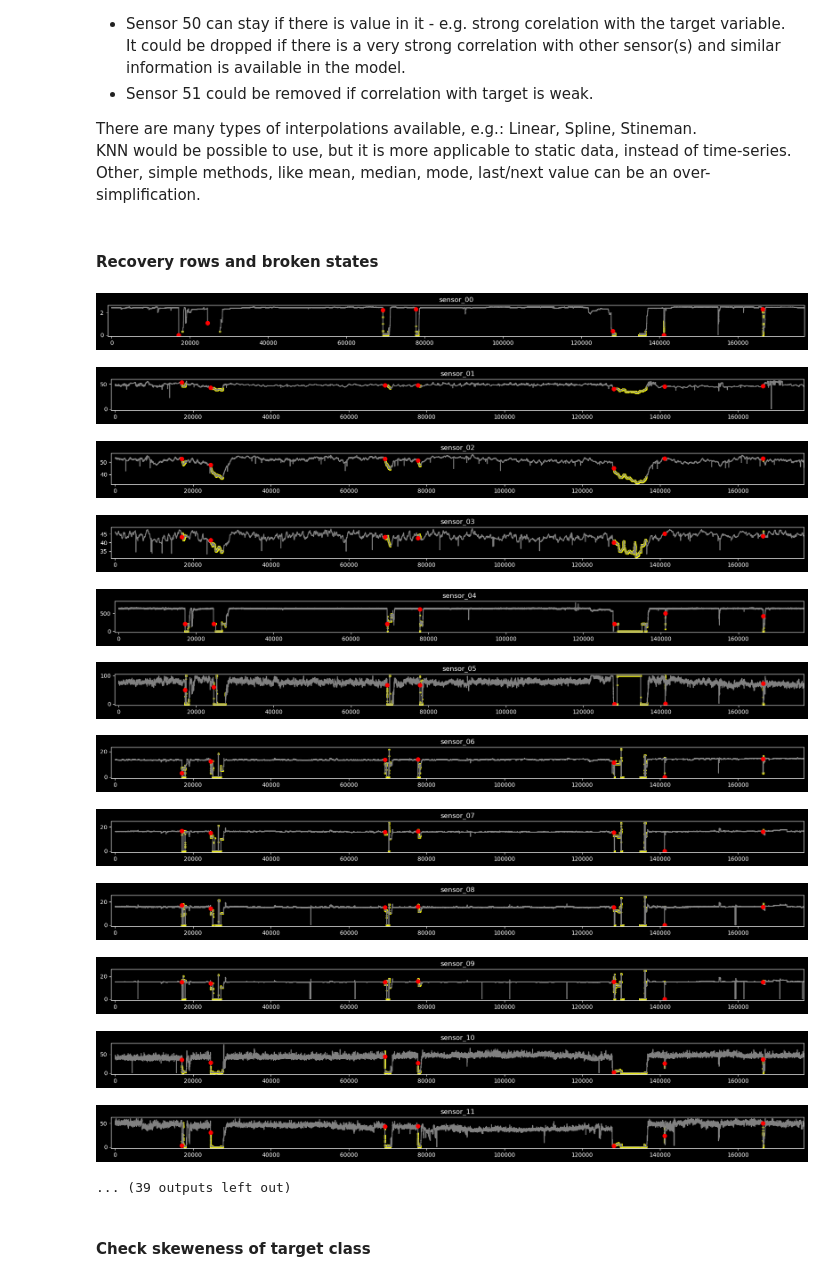
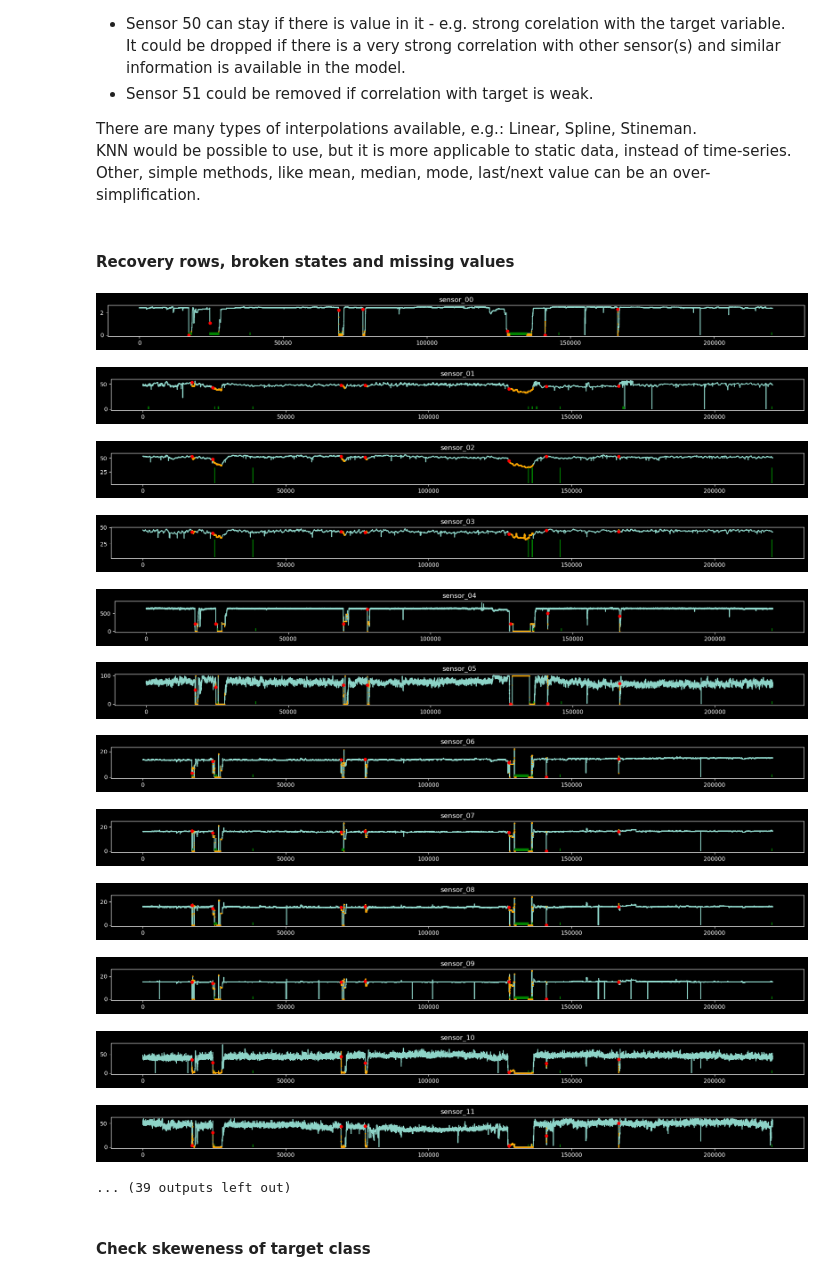
Before and after one commit to piotr-druzdzel/LSTM-for-Time-Series-Sensor-Data, a Jupyter notebook: main.ipynb, the cells around one changed output. Cells and saved outputs as stored; diff of their text form; code cells hidden in the pictures.

Commit message:
recovery mode, broken state and missing data plot

```diff
--- a/main.ipynb
+++ b/main.ipynb
@@ -141,35 +141,37 @@ There are many types of interpolations available, e.g.: Linear, Spline, Stineman
 KNN would be possible to use, but it is more applicable to static data, instead of time-series. <br>
 Other, simple methods, like mean, median, mode, last/next value can be an over-simplification.
 # %% [markdown]
-#### Recovery rows and broken states
+#### Recovery rows, broken states and missing values
 # %%
 sensors = df.drop('machine_status', axis=1)
-broken_rows = df[df['machine_status']=='BROKEN']
-recovery_rows = df[df['machine_status']=='RECOVERING']
-normal_rows = df[df['machine_status']=='NORMAL']
-machine_status_col = df['machine_status']
+
+broken = df[df['machine_status']=='BROKEN']
+recovery = df[df['machine_status']=='RECOVERING']
+missing = df[df.isnull().any(axis=1)]
 
 for sensor in sensors:
     plot = plt.figure(figsize=(22,1))
-    plot = plt.plot(recovery_rows[sensor], linestyle='none', marker='.', color='yellow', markersize=5)
-    plot = plt.plot(df[sensor], color='grey')
-    plot = plt.plot(broken_rows[sensor], linestyle='none', marker='.', color='red', markersize=14)
+
+    plot = plt.plot(df[sensor])
+    plot = plt.vlines(x=df[df[sensor].isnull()][sensor].index, ymin=min(df[sensor]), ymax=max(df[sensor])/10, colors='green')
+    plot = plt.plot(recovery[sensor], linestyle='none', marker='.', color='orange', markersize=1)
+    plot = plt.plot(broken[sensor], linestyle='none', marker='o', color='red', markersize=5)
+
     plot = plt.title(sensor)
-    plt.xlim((-1000,177000))
     plt.show();
 # %% [output]
-[figure, old version]
+[figure, new version]
-[figure, old version]
+[figure, new version]
-[figure, old version]
+[figure, new version]
-[figure, old version]
+[figure, new version]
-[figure, old version]
+[figure, new version]
-[figure, old version]
+[figure, new version]
-[figure, old version]
+[figure, new version]
-[figure, old version]
+[figure, new version]
-[figure, old version]
+[figure, new version]
-[figure, old version]
+[figure, new version]
-[figure, old version]
+[figure, new version]
-[figure, old version]
+[figure, new version]
 ... (39 outputs left out)
 # %% [markdown]
 #### Check skeweness of target class
```
Also changed, not shown: parts of 8 cells of this notebook.
